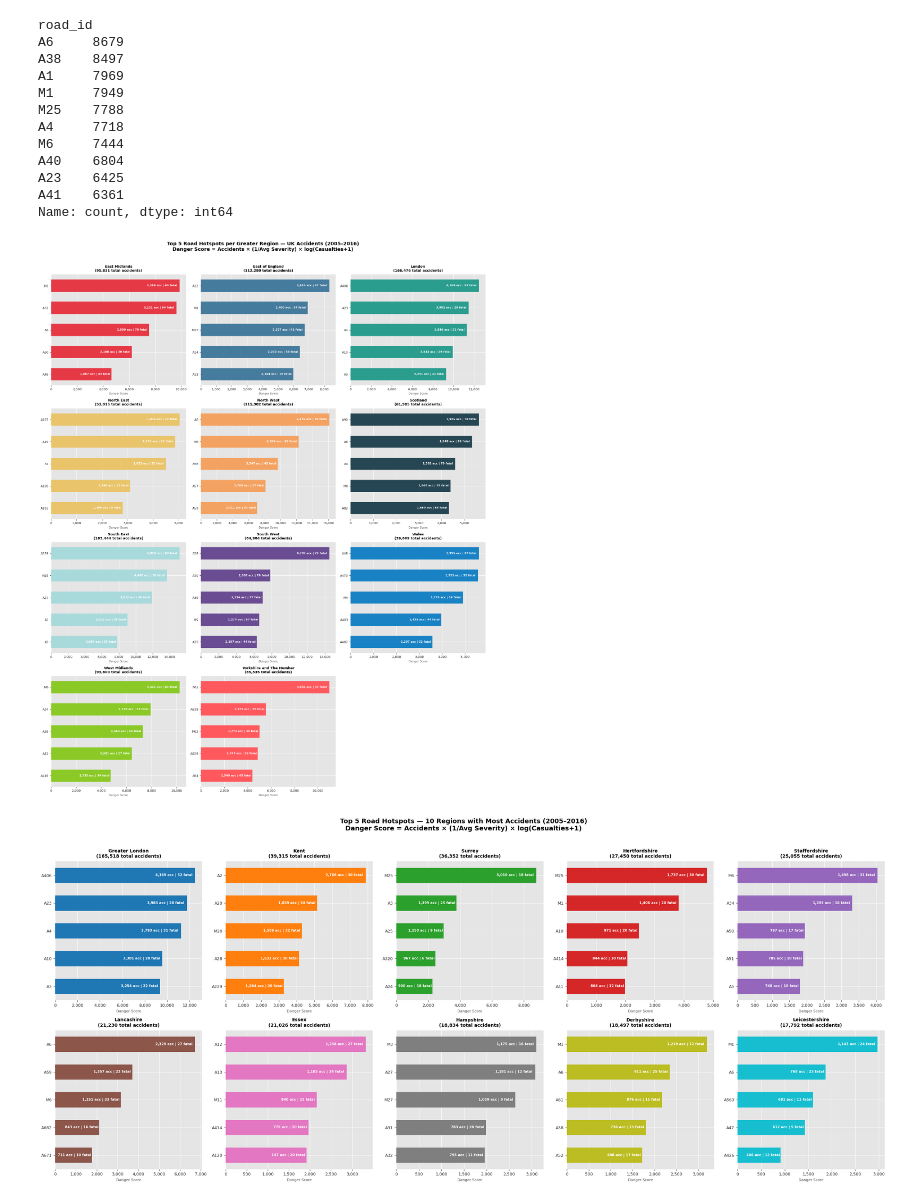
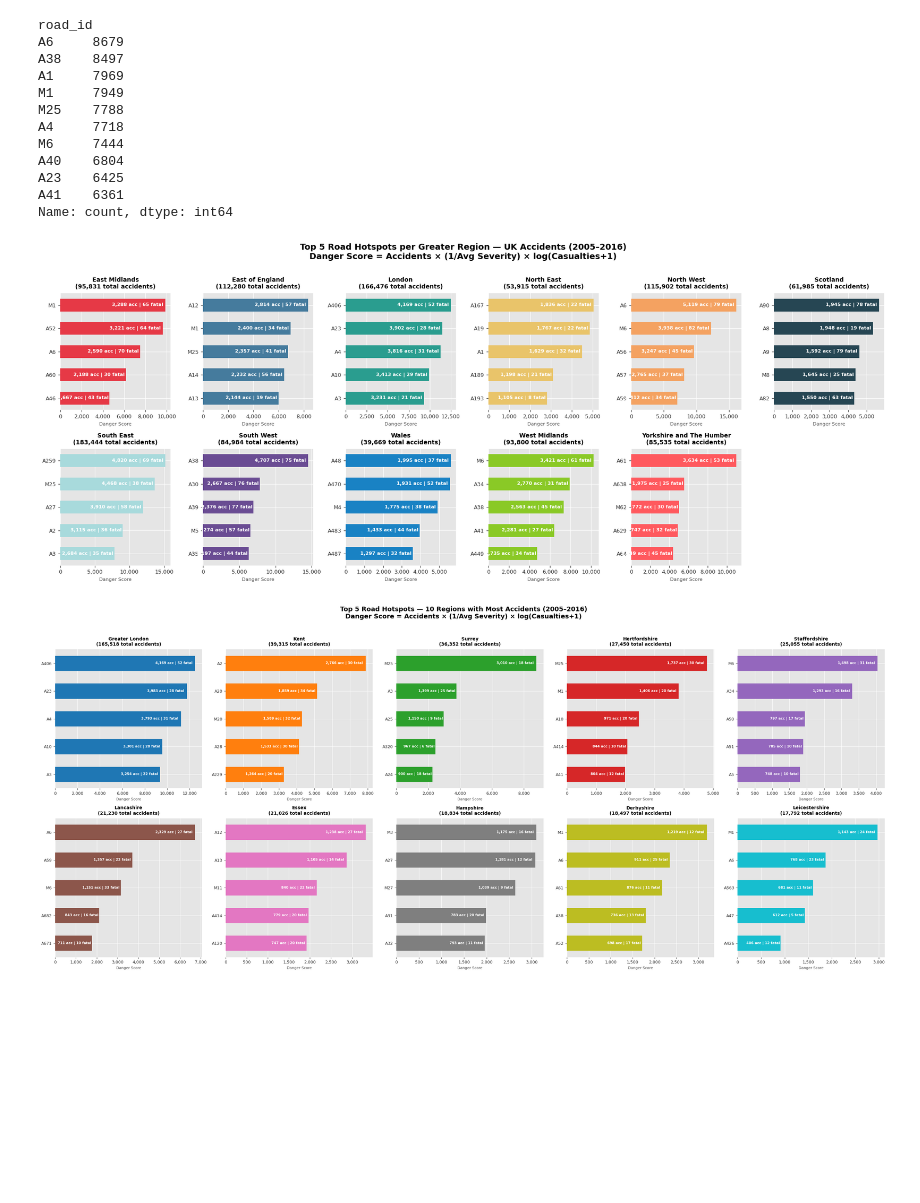
Before and after one commit to Doug-Vo/ML-Self-Project, a Jupyter notebook: EDA/uk_accident.ipynb, the cells around one changed output. Saved outputs shown, nothing was run; the diff lists cells and outputs as text; code cells hidden in the pictures; blank space fills up the shorter version.

```diff
--- a/EDA/uk_accident.ipynb
+++ b/EDA/uk_accident.ipynb
@@ -1386,8 +1439,8 @@ region_colors = {
 regions_sorted = sorted(top5["greater_region"].unique())
 
 fig, axes = plt.subplots(
-    nrows=4, ncols=3,
-    figsize=(18, 22),
+    nrows= 2, ncols=6,
+    figsize=(20, 8),
     facecolor="white"
 )
 axes = axes.flatten()
@@ -1408,34 +1461,34 @@ for i, region in enumerate(regions_sorted):
     for bar, (_, row) in zip(bars, df_r.iterrows()):
         ax.text(
             bar.get_width() * 0.98,
             bar.get_y() + bar.get_height() / 2,
             f"{row['total_accidents']:,} acc | {row['fatal_count']} fatal",
             va="center", ha="right",
             color="white", fontsize=8, fontweight="bold"
         )
 
     region_total = df_roads[df_roads["greater_region"] == region]["Accident_Index"].count()
     ax.set_title(
         f"{region}\n({region_total:,} total accidents)",
         fontsize=10, fontweight="bold", pad=8
     )
     ax.set_xlabel("Danger Score", fontsize=8, color="#555555")
     ax.spines[:].set_visible(False)
     ax.tick_params(colors="#333333", labelsize=9)
     ax.set_xlim(0, df_r["danger_score"].max() * 1.05)
     ax.xaxis.set_major_formatter(plt.FuncFormatter(lambda x, _: f"{int(x):,}"))
 
 axes[-1].set_visible(False)
 
 fig.suptitle(
     "Top 5 Road Hotspots per Greater Region — UK Accidents (2005–2016)\n"
     "Danger Score = Accidents × (1/Avg Severity) × log(Casualties+1)",
     fontsize=14, fontweight="bold", y=1.01
 )
 plt.tight_layout()
 plt.show()
 # %% [output]
-[figure, old version]
+[figure, new version]
 # %%
 import matplotlib.cm as cm
 
```
Also changed, not shown: parts of 2 cells of this notebook.
